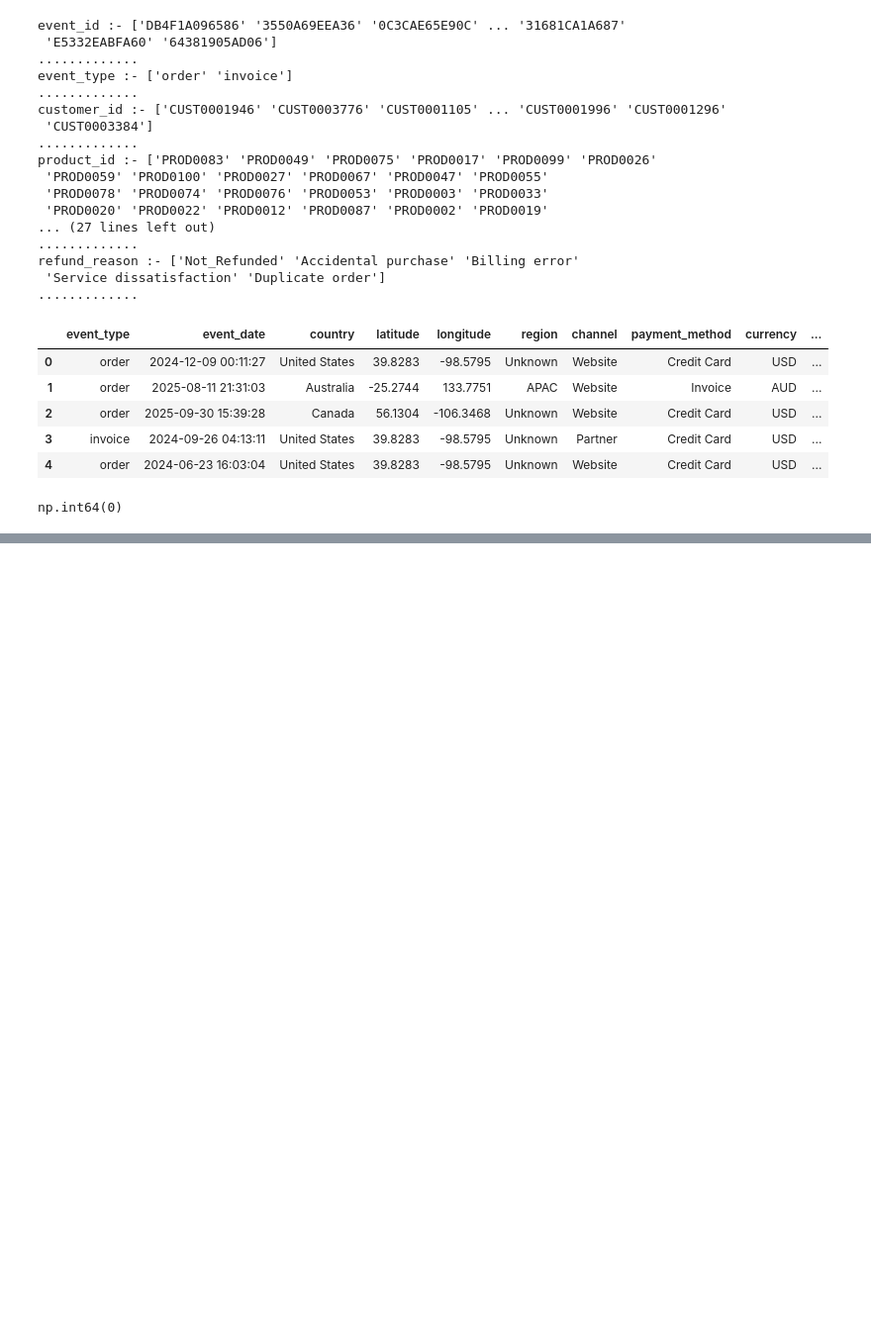
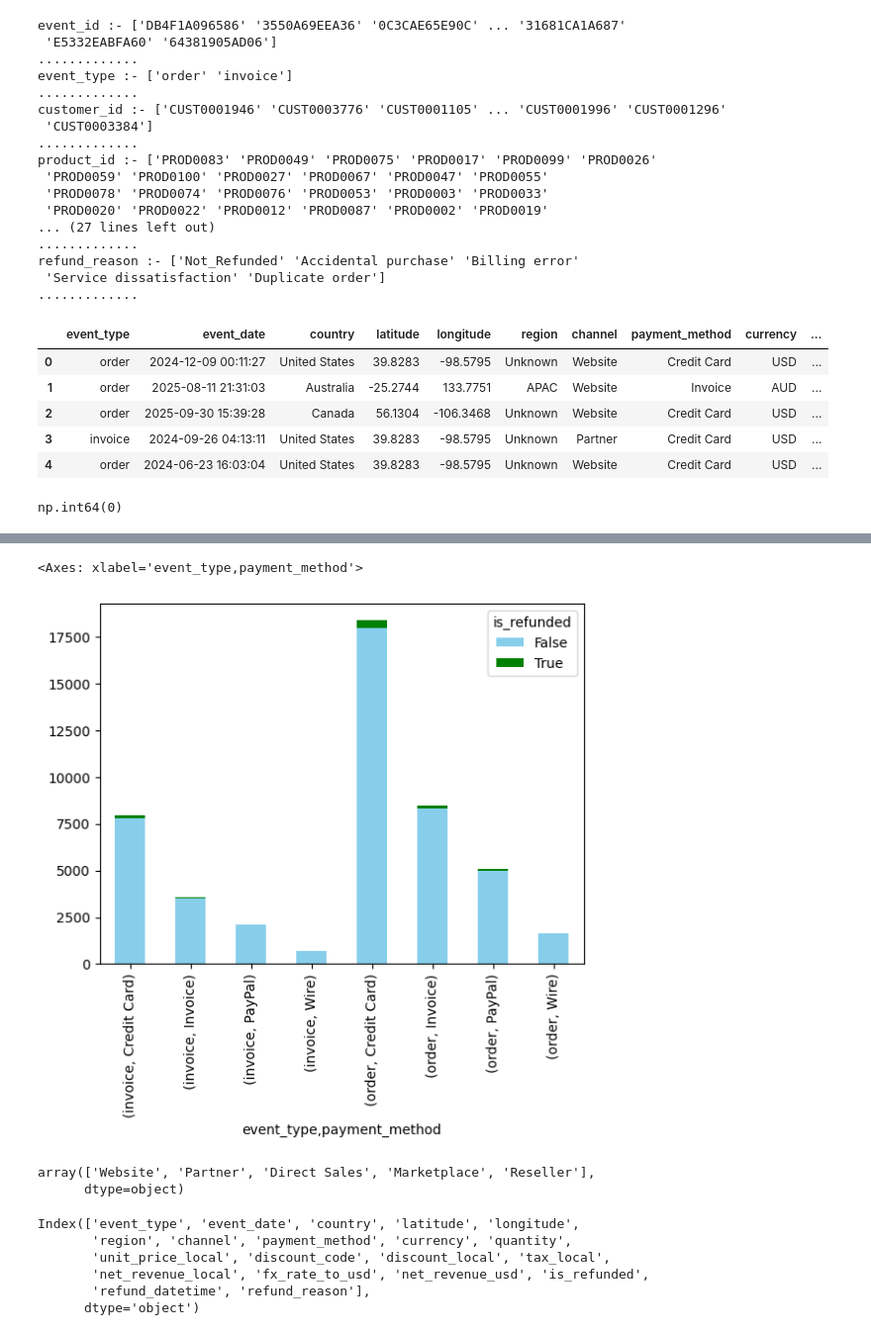
Before and after one commit to mrpradip098-hue/data-analyst-notes, a Jupyter notebook: Python/Ecomerce_Data.ipynb, the cells around one changed output, grey strips where cells are left out. Shown at 99% size. Drawn from its saved outputs; the diff is of its cells as text; code cells hidden in the pictures; blank space fills up the shorter version.

```diff
--- a/Python/Ecomerce_Data.ipynb
+++ b/Python/Ecomerce_Data.ipynb
@@ -184,0 +253,7 @@ np.int64(0)
+# %%
+stack = df.groupby(["event_type",'payment_method'])[ "is_refunded"].value_counts().unstack()
+# %%
+stack.plot(kind='bar',stacked= True,color=['skyblue','green'])
+# %% [output]
+<Axes: xlabel='event_type,payment_method'>
+[figure, added]
@@ -184,0 +262,14 @@ np.int64(0)
+# %%
+df['channel'].unique()
+# %% [output]
+array(['Website', 'Partner', 'Direct Sales', 'Marketplace', 'Reseller'],
+      dtype=object)
+# %%
+df.columns
+# %% [output]
+Index(['event_type', 'event_date', 'country', 'latitude', 'longitude',
+       'region', 'channel', 'payment_method', 'currency', 'quantity',
+       'unit_price_local', 'discount_code', 'discount_local', 'tax_local',
+       'net_revenue_local', 'fx_rate_to_usd', 'net_revenue_usd', 'is_refunded',
+       'refund_datetime', 'refund_reason'],
+      dtype='object')
```
Also changed, not shown: parts of 15 cells of this notebook.
